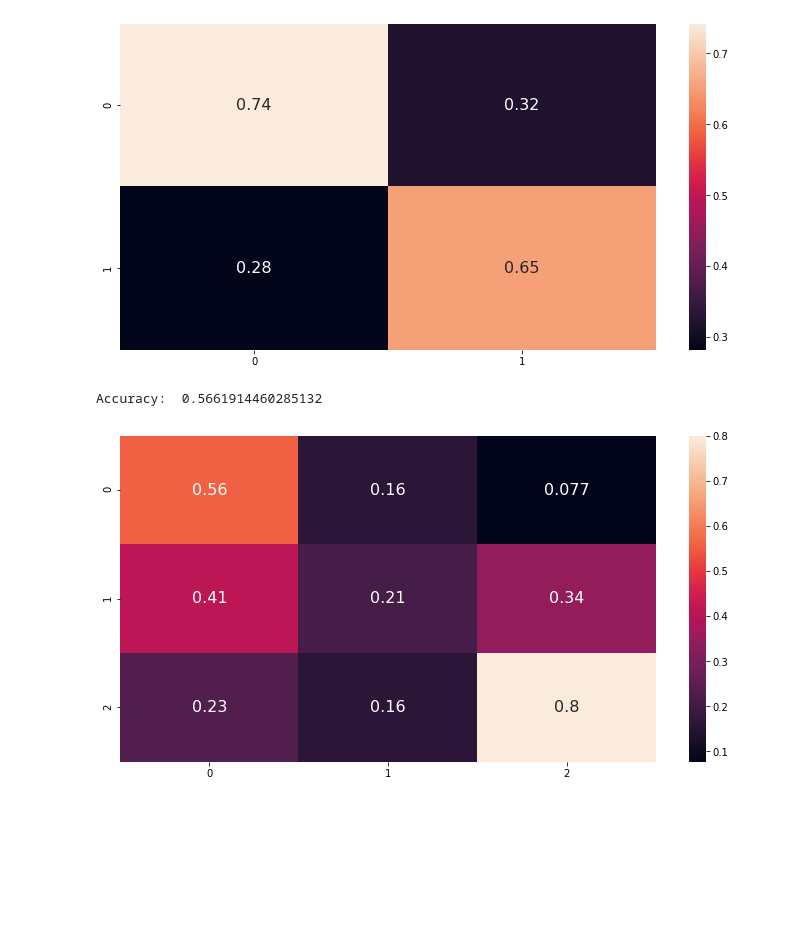
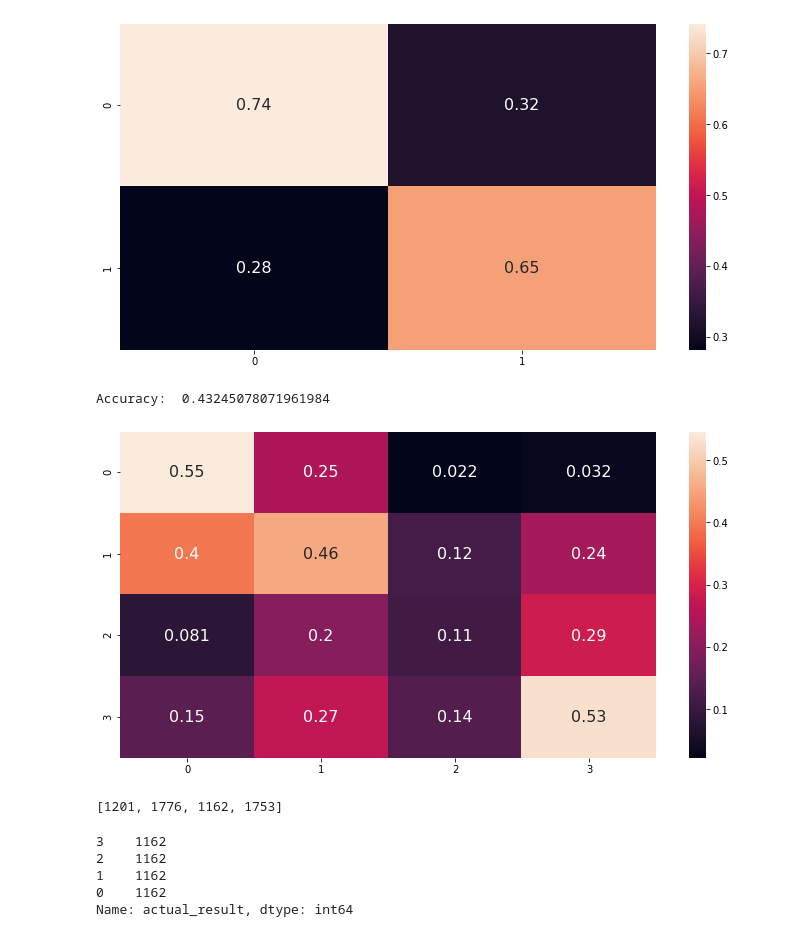
Before and after one commit to edie-zhou/data_lab_f1, a Jupyter notebook: F1.ipynb, the cells around one changed output. Drawn from its saved outputs; the diff is of its cells as text; code cells hidden in the pictures; blank space fills up the shorter version.

```diff
--- a/F1.ipynb
+++ b/F1.ipynb
@@ -679,35 +680,89 @@ drop_col = ['resultId', 'current_id', 'actual_result']
 features = train_ds.drop(drop_col, axis=1)
 
 # create bins class 0 = [1-3], 1 = [4-9], 2 = [10-14], 3 = [15+]
 tgt = []
 for x in target:
     if x >= 1 and x < 4:
         tgt.append(0)
     elif x >= 4 and x < 10:
         tgt.append(1)
-#     elif x >= 10 and x < 15:
-#         tgt.append(2)
+    elif x >= 10 and x < 15:
+        tgt.append(2)
     else:
-        tgt.append(2)
+        tgt.append(3)
 y = np.array(tgt)
 
 # corrMatrix = train_ds.corr()
 # sns.heatmap(corrMatrix)
 
 # Create train/test splits
 x_train, x_test, y_train, y_test = train_test_split(features, y,
         test_size=0.25, random_state=42)
 
 # Train xgbclassifier
 model_type = 'gbtree'
 model_xgb = xgb.XGBClassifier(booster=model_type)
 model_xgb.fit(x_train, y_train)
 y_pred = model_xgb.predict(x_test)
 matrix = confusion_matrix(y_test, y_pred)
 matrix = matrix / matrix.astype(np.float).sum(axis=1)
 ax = sns.heatmap(matrix, annot=True, annot_kws={"size": 16})
 print('Accuracy: ', accuracy_score(y_test, y_pred))
 plt.show()
 # %% [output]
-Accuracy:  0.5661914460285132
+Accuracy:  0.43245078071961984
-[figure, old version]
+[figure, new version]
+# %%
+# if x >= 1 and x < 4:
+#         tgt.append(0)
+#     elif x >= 4 and x < 10:
+#         tgt.append(1)
+#     elif x >= 10 and x < 15:
+#         tgt.append(2)
+#     else:
+#         tgt.append(3)
+drop_col = ['resultId', 'current_id']
+df_full = train_ds.drop(drop_col, axis=1)
+df_full['actual_result'] = df_full['actual_result'].apply(lambda x: 0 if x < 4 else
+                                                          (1 if x < 10 else
+                                                          (2 if x < 15 else 3)))
+# x*2 if x < 10 else (x*3 if x < 20 else x)
+class_size = []
+classes = [0, 1, 2, 3]
+class_df_dict = {}
+# Separate majority and minority classes
+for cla in classes:
+    class_df = df_full[df_full.actual_result==cla]
+    class_df_dict[cla] = class_df
+    class_size.append(class_df.shape[0])
+
+# find min class size and corresponding df
+min_size = min(class_size)
+
+print(class_size)
+min_class = -1
+for i in range(0, len(class_size)):
+    if class_size[i] is min_size:
+        min_class = i;
+        break;
+
+downsample_dict = {}
+for key in class_df_dict.keys():
+    if key is not min_class:
+        downsample_dict[key] = resample(class_df_dict[key],
+                                 replace=False,    # sample without replacement
+                                 n_samples=min_size,     # to match minority class
+                                 random_state=42) # reproducible results
+
+df_downsampled = class_df_dict[min_class]
+for key in downsample_dict.keys():
+    df_downsampled = pd.concat([df_downsampled, downsample_dict[key]])
+
+df_downsampled.actual_result.value_counts()
+# %% [output]
+[1201, 1776, 1162, 1753]
+3    1162
+2    1162
+1    1162
+0    1162
+Name: actual_result, dtype: int64
```
Also changed, not shown: parts of 2 cells of this notebook.
